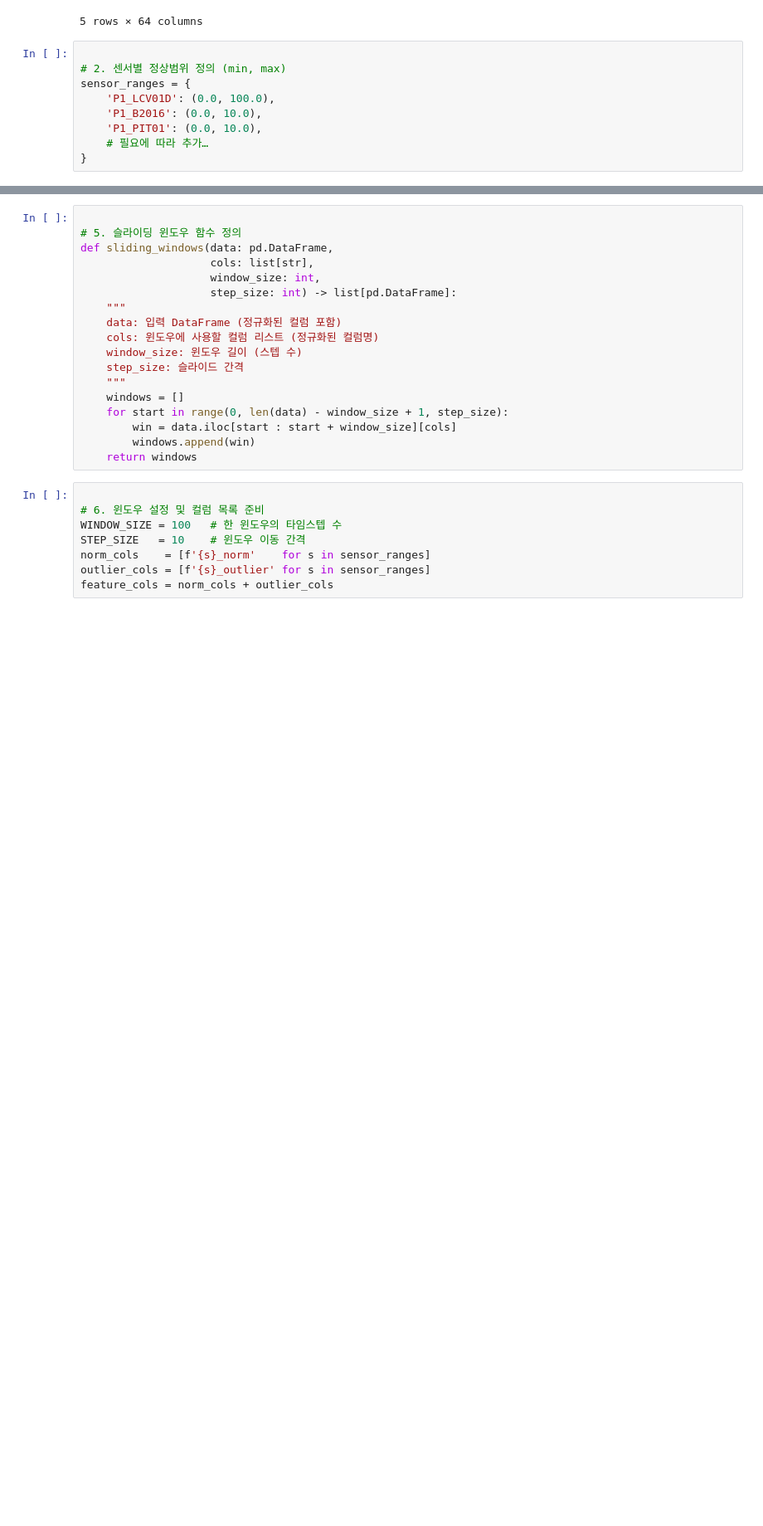
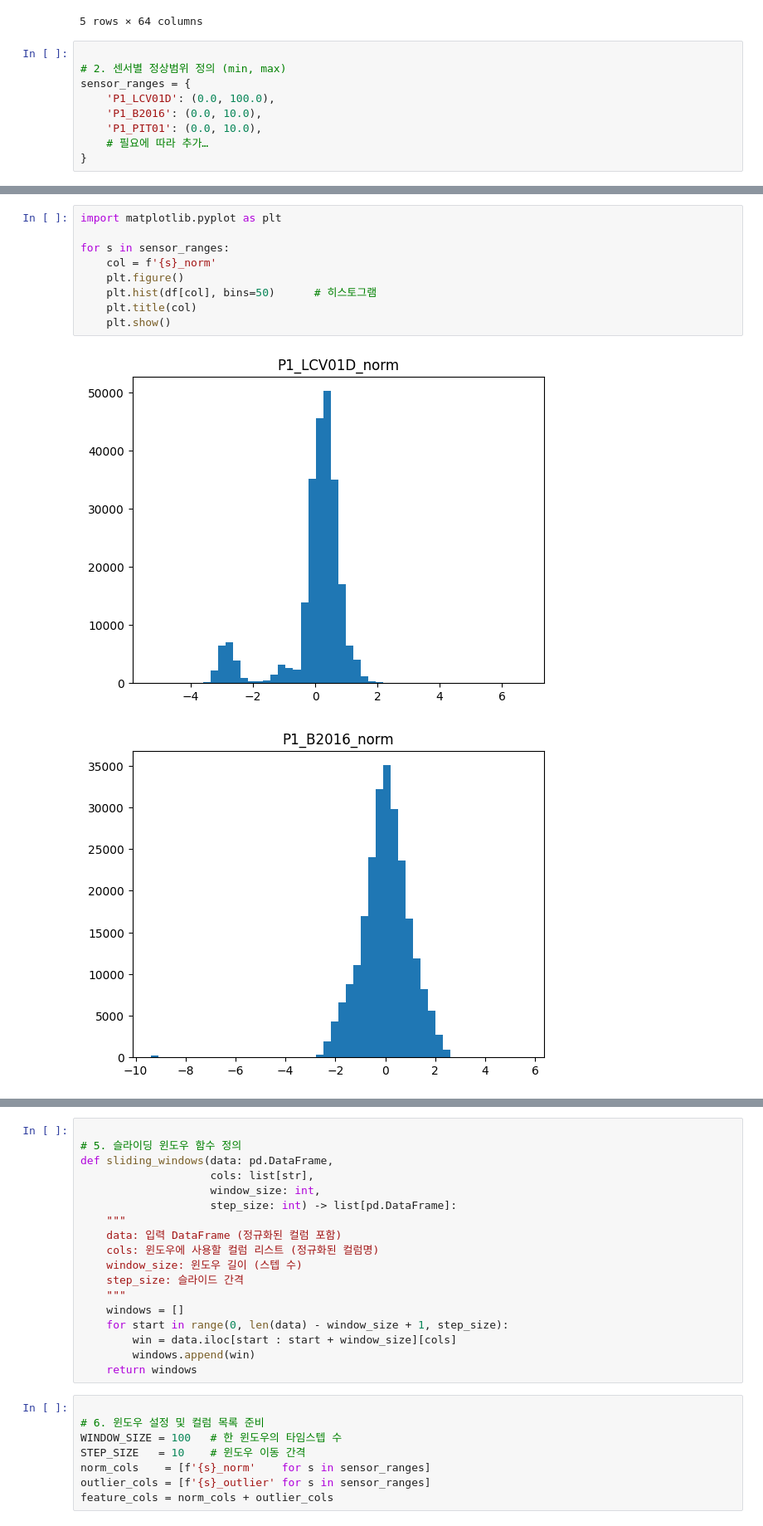
Before and after one commit to jaewoo-rain/hai_security, a Jupyter notebook: clean_data.ipynb, the cells around one changed output, grey strips where cells are left out. Shown at 83% size. Cells and saved outputs as stored; diff of their text form; blank space fills up the shorter version.

```diff
--- a/clean_data.ipynb
+++ b/clean_data.ipynb
@@ -63,0 +70,12 @@ for col in sensor_ranges:
+# %%
+import matplotlib.pyplot as plt
+
+for s in sensor_ranges:
+    col = f'{s}_norm'
+    plt.figure()
+    plt.hist(df[col], bins=50)      # 히스토그램
+    plt.title(col)
+    plt.show()
+# %% [output]
+[figure, added]
+[figure, added]
```
Also changed, not shown: parts of 3 cells of this notebook, 1 other file.
